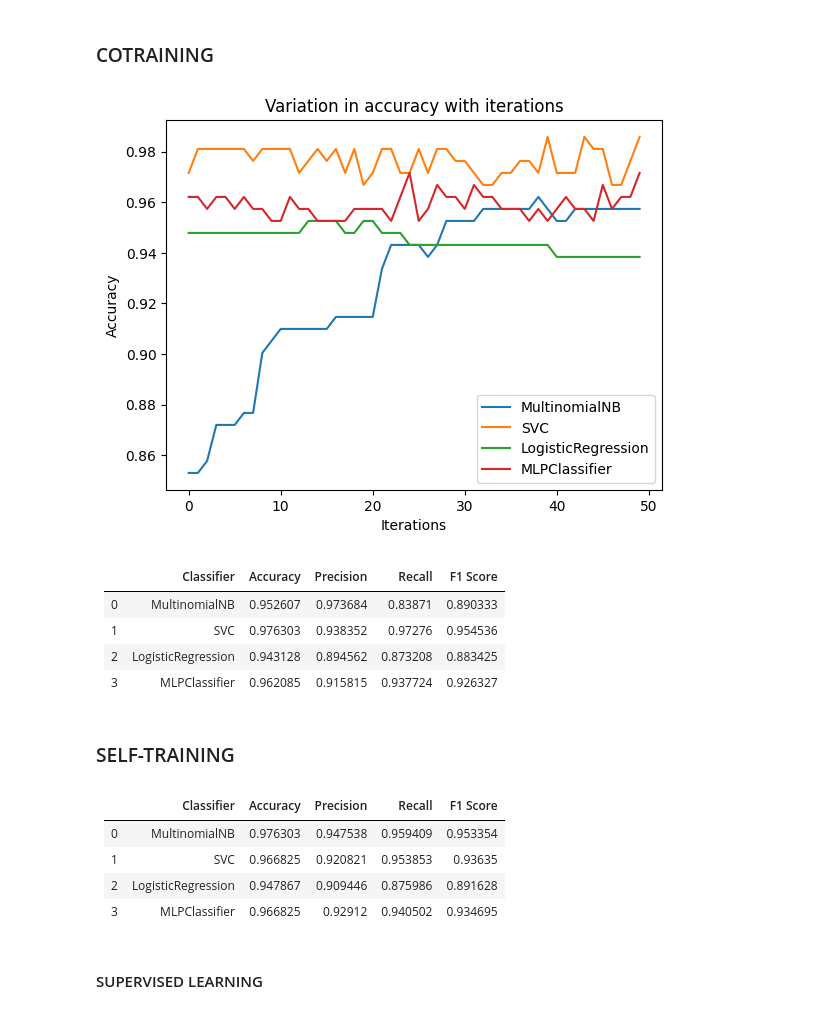
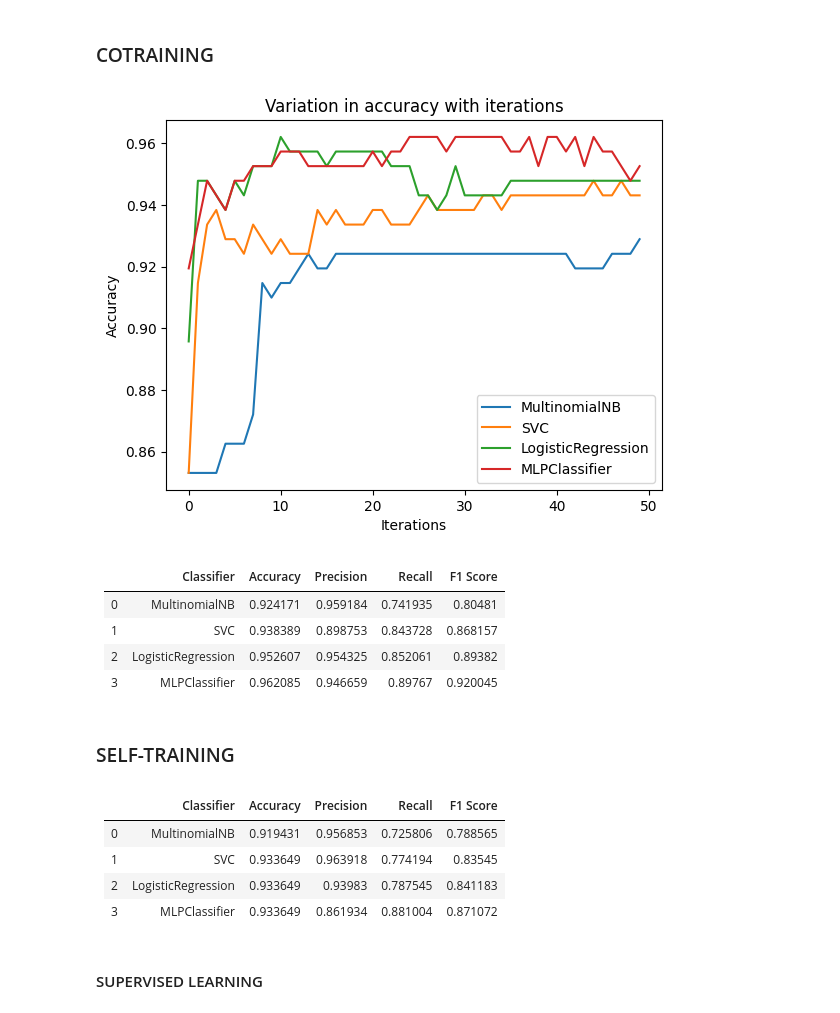
Before and after one commit to Shravya1234567/Combining_Labeled_and_Unlabeled_Data_with_Co-Training, a Jupyter notebook: project.ipynb, the cells around one changed output. Saved outputs shown, nothing was run; the diff lists cells and outputs as text; code cells hidden in the pictures.

```diff
--- a/project.ipynb
+++ b/project.ipynb
@@ -636,7 +697,9 @@ a = []
 for i in u:
     clf_fulltext = MultinomialNaiveBayes()
     clf_inlinks = MultinomialNaiveBayes()
-    clf_fulltext, clf_inlinks, accuracy_list, precision_list, recall_list, f1_list = cotrain_binary(1,3,30,i,X_train_L,X_train_U,y_train_L,y_train_U, X_test, y_test, clf_fulltext,clf_inlinks)
+    X_train_dup = X_train_L.copy()
+    y_train_dup = y_train_L.copy()
+    clf_fulltext, clf_inlinks, accuracy_list, precision_list, recall_list, f1_list = cotrain_binary(1,3,30,i,X_train_dup,X_train_U,y_train_dup,y_train_U, X_test, y_test, clf_fulltext,clf_inlinks)
     a.append(accuracy_list[-1])
 
 plt.plot(u,a)
@@ -653,8 +716,9 @@ from sklearn.metrics import accuracy_score
 # co-training
 clf_fulltext = MultinomialNaiveBayes()
 clf_inlinks = MultinomialNaiveBayes()
-
-clf_fulltext, clf_inlinks, accuracy_list, precision_list, recall_list, f1_list = cotrain_binary(1,3,30,75,X_train_L,X_train_U,y_train_L,y_train_U, X_test, y_test, clf_fulltext,clf_inlinks)
+X_train_dup = X_train_L.copy()
+y_train_dup = y_train_L.copy()
+clf_fulltext, clf_inlinks, accuracy_list, precision_list, recall_list, f1_list = cotrain_binary(1,3,30,75,X_train_dup,X_train_U,y_train_dup,y_train_U, X_test, y_test, clf_fulltext,clf_inlinks)
 fulltext = []
 inlinks = []
 
@@ -704,27 +768,29 @@ display(Markdown(df.to_markdown()))
 # %%
 clf_fulltexts = [MultinomialNaiveBayes(), SVC(kernel='linear',probability=True),MultinomialLogisticRegression(),MLPClassifier()]
 clf_inlinkss = [MultinomialNaiveBayes(), SVC(kernel='linear',probability=True),MultinomialLogisticRegression(),MLPClassifier()]
 names = ['MultinomialNB','SVC','LogisticRegression','MLPClassifier']
 df = pd.DataFrame(columns=['Classifier','Accuracy','Precision','Recall','F1 Score'])
 
 for i in range(len(clf_fulltexts)):
-    clf_fulltext, clf_inlinks, accuracy_list,precision_list,recall_list,f1_list = cotrain_binary(1,3,50,75,X_train_L,X_train_U,y_train_L,y_train_U, X_test, y_test, clf_fulltexts[i],clf_inlinkss[i],0,1,30,names[i]+"dataset_1")
+    X_train_dup = X_train_L.copy()
+    y_train_dup = y_train_L.copy()
+    clf_fulltext, clf_inlinks, accuracy_list,precision_list,recall_list,f1_list = cotrain_binary(1,3,50,75,X_train_dup,X_train_U,y_train_dup,y_train_U, X_test, y_test, clf_fulltexts[i],clf_inlinkss[i],0,1,30,names[i]+"dataset_1")
     df = df._append({'Classifier':names[i],'Accuracy':accuracy_list[29],'Precision':precision_list[29],'Recall':recall_list[29],'F1 Score':f1_list[29]},ignore_index=True)
     plt.plot(accuracy_list,label=names[i])
 plt.xlabel('Iterations')
 plt.ylabel('Accuracy')
 plt.title('Variation in accuracy with iterations')
 plt.legend()
 plt.show()
 display(Markdown(df.to_markdown()))
 # %% [output]
-[figure, old version]
+[figure, new version]
 |    | Classifier         |   Accuracy |   Precision |   Recall |   F1 Score |
 |---:|:-------------------|-----------:|------------:|---------:|-----------:|
-|  0 | MultinomialNB      |   0.952607 |    0.973684 | 0.83871  |   0.890333 |
-|  1 | SVC                |   0.976303 |    0.938352 | 0.97276  |   0.954536 |
-|  2 | LogisticRegression |   0.943128 |    0.894562 | 0.873208 |   0.883425 |
-|  3 | MLPClassifier      |   0.962085 |    0.915815 | 0.937724 |   0.926327 |
+|  0 | MultinomialNB      |   0.924171 |    0.959184 | 0.741935 |   0.80481  |
+|  1 | SVC                |   0.938389 |    0.898753 | 0.843728 |   0.868157 |
+|  2 | LogisticRegression |   0.952607 |    0.954325 | 0.852061 |   0.89382  |
+|  3 | MLPClassifier      |   0.962085 |    0.946659 | 0.89767  |   0.920045 |
 # %% [markdown]
 ### SELF-TRAINING
 # %%
@@ -734,17 +800,19 @@ names = ['MultinomialNB','SVC','LogisticRegression','MLPClassifier']
 df2 = pd.DataFrame(columns=['Classifier','Accuracy','Precision','Recall','F1 Score'])
 
 for i in range(len(clf_fulltexts)):
-    clf_fulltext, clf_inlinks, accuracy_list, precision_list, recall_list, f1_list = self_training_binary(240,X_train_L,X_train_U,y_train_L,y_train_U, X_test, y_test, clf_fulltexts[i],clf_inlinkss[i])
+    X_train_dup = X_train_L.copy()
+    y_train_dup = y_train_L.copy()
+    clf_fulltext, clf_inlinks, accuracy_list, precision_list, recall_list, f1_list = self_training_binary(1,3,30,75,X_train_dup,X_train_U,y_train_dup,y_train_U, X_test, y_test, clf_fulltexts[i],clf_inlinkss[i])
     df2 = df2._append({'Classifier':names[i],'Accuracy':accuracy_list[-1],'Precision':precision_list[-1],'Recall':recall_list[-1],'F1 Score':f1_list[-1]},ignore_index=True)
 
 display(Markdown(df2.to_markdown()))
 # %% [output]
 |    | Classifier         |   Accuracy |   Precision |   Recall |   F1 Score |
 |---:|:-------------------|-----------:|------------:|---------:|-----------:|
-|  0 | MultinomialNB      |   0.976303 |    0.947538 | 0.959409 |   0.953354 |
-|  1 | SVC                |   0.966825 |    0.920821 | 0.953853 |   0.93635  |
-|  2 | LogisticRegression |   0.947867 |    0.909446 | 0.875986 |   0.891628 |
-|  3 | MLPClassifier      |   0.966825 |    0.92912  | 0.940502 |   0.934695 |
+|  0 | MultinomialNB      |   0.919431 |    0.956853 | 0.725806 |   0.788565 |
+|  1 | SVC                |   0.933649 |    0.963918 | 0.774194 |   0.83545  |
+|  2 | LogisticRegression |   0.933649 |    0.93983  | 0.787545 |   0.841183 |
+|  3 | MLPClassifier      |   0.933649 |    0.861934 | 0.881004 |   0.871072 |
 # %% [markdown]
 #### SUPERVISED LEARNING
 # %%
```
Also changed, not shown: parts of 18 cells of this notebook, 1 other file.
